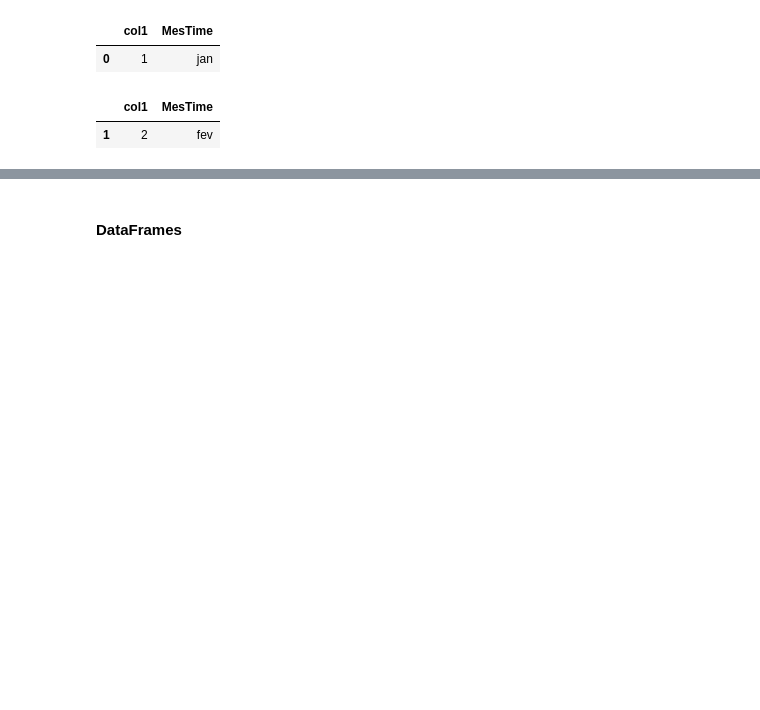
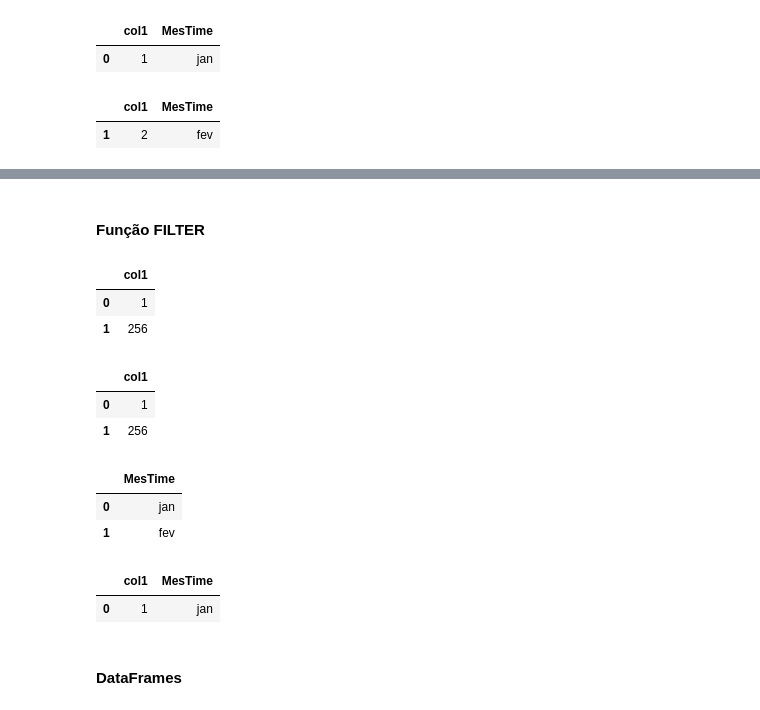
Before and after one commit to alexaugusto23/python_developer, a Jupyter notebook: Planejamento - Lógicas/logicas_pyplan.ipynb, the cells around one changed output, grey strips where cells are left out. Drawn from its saved outputs; the diff is of its cells as text; code cells hidden in the pictures; blank space fills up the shorter version.

```diff
--- a/Planejamento - Lógicas/logicas_pyplan.ipynb
+++ b/Planejamento - Lógicas/logicas_pyplan.ipynb
@@ -93,3 +130,28 @@ _df[ _df['MesTime'].isin(_list)]
+# %% [markdown]
+#### Função FILTER
+# %%
+_df.filter(['col1'])
+# %% [output]
+|  | col1 |
+| 0 | 1 |
+| 1 | 256 |
+# %%
+_df.filter(items=['col1'])
+# %% [output]
+|  | col1 |
+| 0 | 1 |
+| 1 | 256 |
+# %%
+_df.filter(regex='es', axis=1)
+# %% [output]
+|  | MesTime |
+| 0 | jan |
+| 1 | fev |
+# %%
+_df.filter(like='0', axis=0)
+# %% [output]
+|  | col1 | MesTime |
+| 0 | 1 | jan |
 # %% [markdown]
 #### DataFrames
 # %%
```
Also changed, not shown: parts of 15 cells of this notebook, 6 other files.
